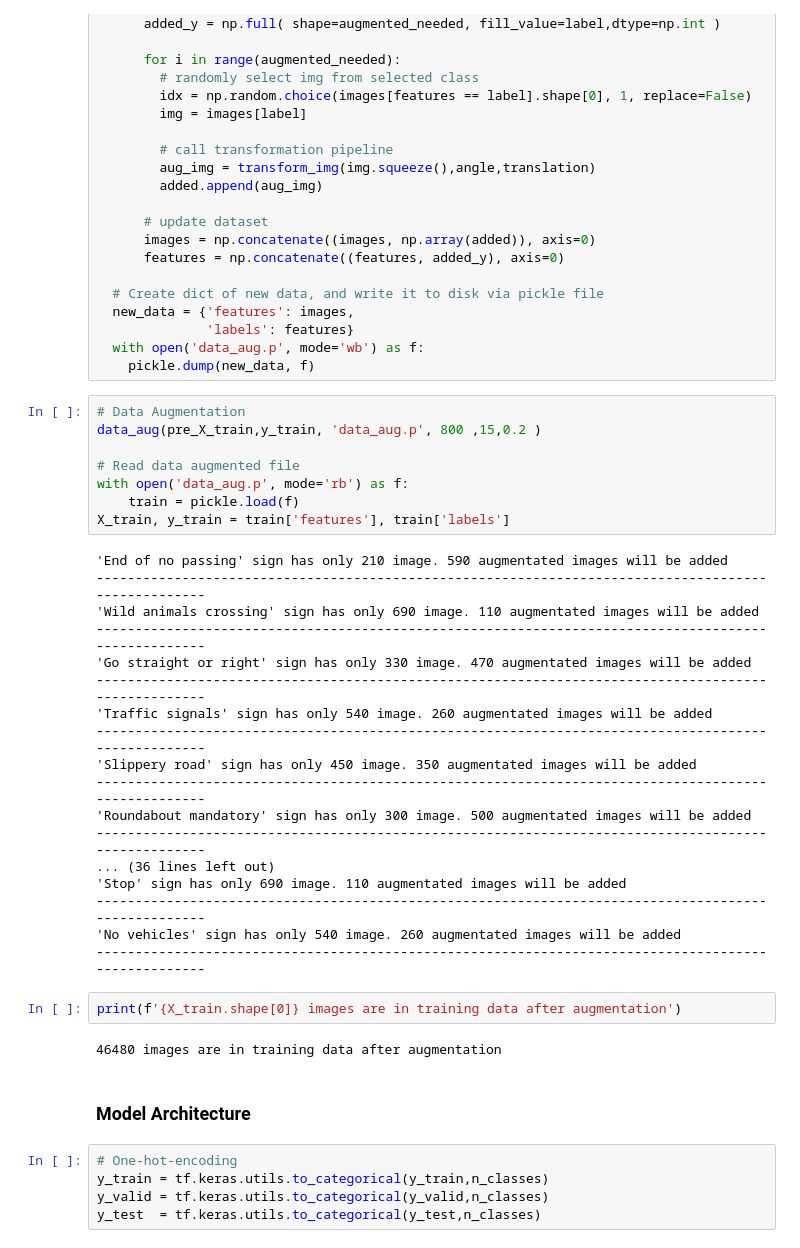
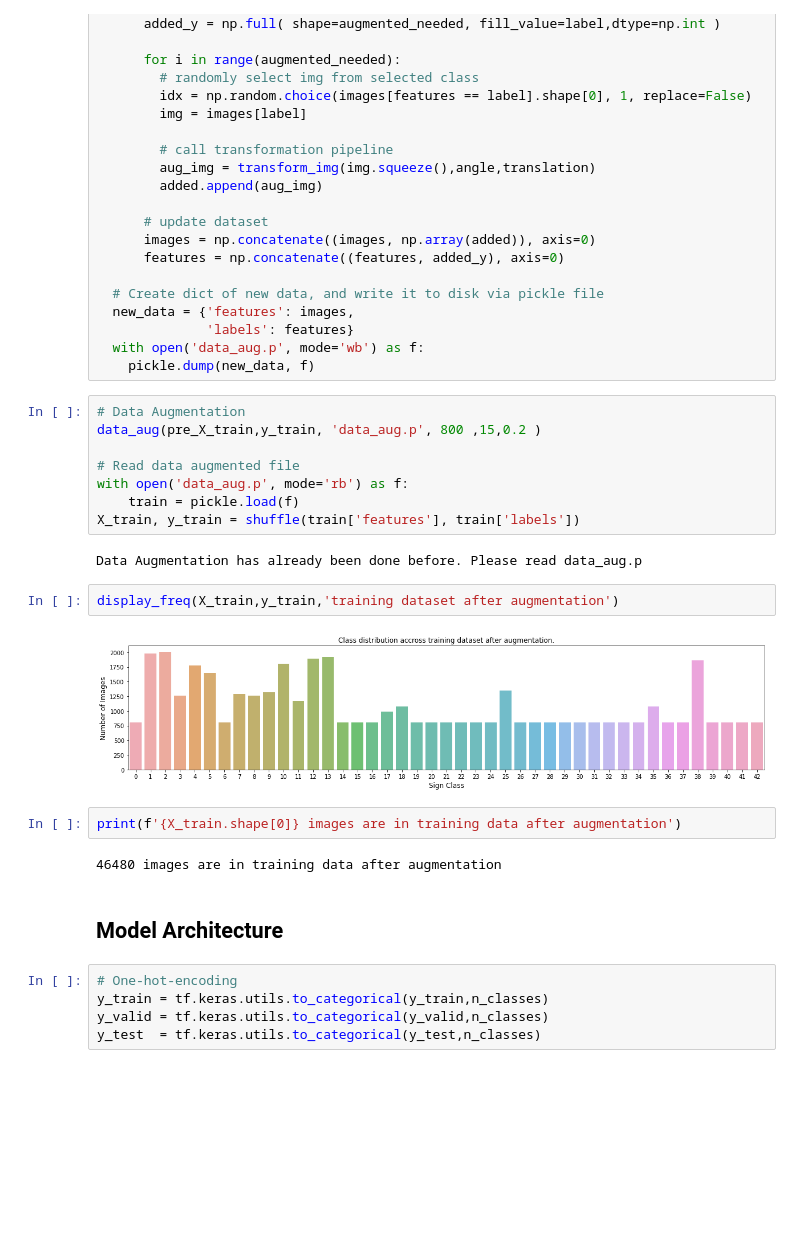
Before and after one commit to DavidAbdelmalek/Self_Driving_Car_ND, a Jupyter notebook: CarND-Traffic-Sign-Classifier-Project/Traffic_Sign_Classifier.ipynb, the cells around one changed output. Saved outputs shown, nothing was run; the diff lists cells and outputs as text; blank space fills up the shorter version.

```diff
--- a/CarND-Traffic-Sign-Classifier-Project/Traffic_Sign_Classifier.ipynb
+++ b/CarND-Traffic-Sign-Classifier-Project/Traffic_Sign_Classifier.ipynb
@@ -450,31 +469,19 @@ data_aug(pre_X_train,y_train, 'data_aug.p', 800 ,15,0.2 )
 # Read data augmented file
 with open('data_aug.p', mode='rb') as f:
     train = pickle.load(f)
-X_train, y_train = train['features'], train['labels']
+X_train, y_train = shuffle(train['features'], train['labels'])
 # %% [output]
-'End of no passing' sign has only 210 image. 590 augmentated images will be added
-----------------------------------------------------------------------------------------------------
-'Wild animals crossing' sign has only 690 image. 110 augmentated images will be added
-----------------------------------------------------------------------------------------------------
-'Go straight or right' sign has only 330 image. 470 augmentated images will be added
-----------------------------------------------------------------------------------------------------
-'Traffic signals' sign has only 540 image. 260 augmentated images will be added
-----------------------------------------------------------------------------------------------------
-'Slippery road' sign has only 450 image. 350 augmentated images will be added
-----------------------------------------------------------------------------------------------------
-'Roundabout mandatory' sign has only 300 image. 500 augmentated images will be added
-----------------------------------------------------------------------------------------------------
-... (36 lines left out)
-'Stop' sign has only 690 image. 110 augmentated images will be added
-----------------------------------------------------------------------------------------------------
-'No vehicles' sign has only 540 image. 260 augmentated images will be added
-----------------------------------------------------------------------------------------------------
+Data Augmentation has already been done before. Please read data_aug.p
+# %%
+display_freq(X_train,y_train,'training dataset after augmentation')
+# %% [output]
+[figure, added]
 # %%
 print(f'{X_train.shape[0]} images are in training data after augmentation')
 # %% [output]
 46480 images are in training data after augmentation
 # %% [markdown]
-### Model Architecture
+## Model Architecture
 # %%
 # One-hot-encoding
 y_train = tf.keras.utils.to_categorical(y_train,n_classes)
```
Also changed, not shown: parts of 16 cells of this notebook.
